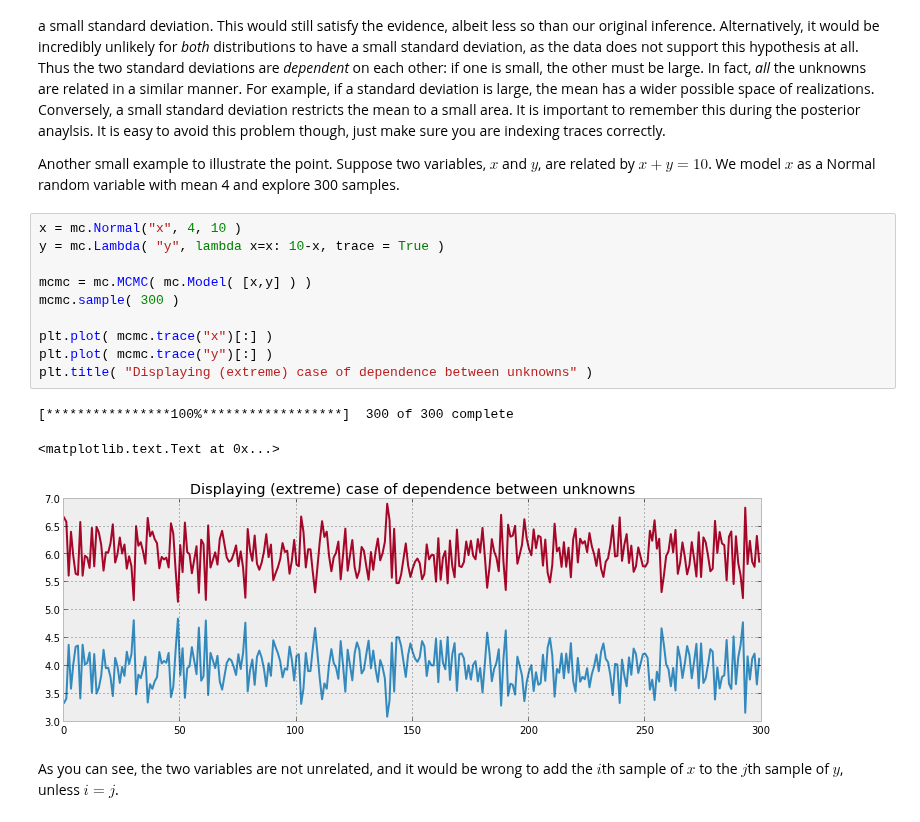
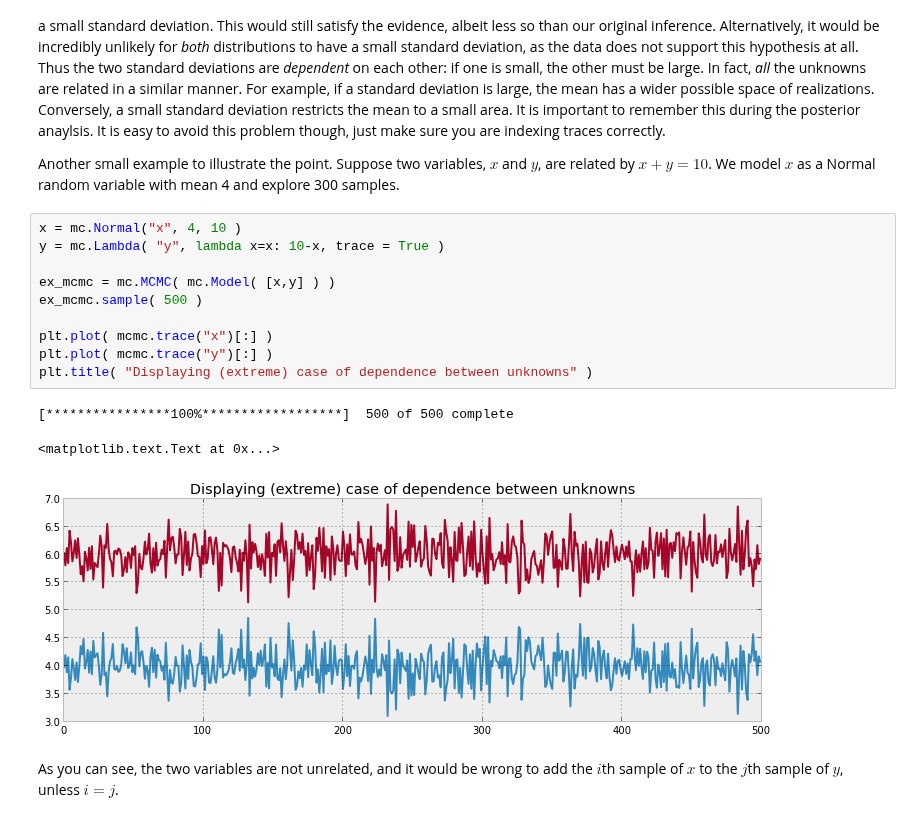
Before and after one commit to CamDavidsonPilon/Probabilistic-Programming-and-Bayesian-Methods-for-Hackers, a Jupyter notebook: Chapter3_MCMC/IntroMCMC.ipynb, the cells around one changed output. Drawn from its saved outputs; the diff is of its cells as text.

```diff
--- a/Chapter3_MCMC/IntroMCMC.ipynb
+++ b/Chapter3_MCMC/IntroMCMC.ipynb
@@ -410,17 +413,17 @@ Another small example to illustrate the point. Suppose two variables, $x$ and $y
 # %%
 x = mc.Normal("x", 4, 10 )
 y = mc.Lambda( "y", lambda x=x: 10-x, trace = True )
 
-mcmc = mc.MCMC( mc.Model( [x,y] ) )
-mcmc.sample( 300 )
+ex_mcmc = mc.MCMC( mc.Model( [x,y] ) )
+ex_mcmc.sample( 500 )
 
 plt.plot( mcmc.trace("x")[:] )
 plt.plot( mcmc.trace("y")[:] )
 plt.title( "Displaying (extreme) case of dependence between unknowns" )
 # %% [output]
-[****************100%******************]  300 of 300 complete
+[****************100%******************]  500 of 500 complete
 <matplotlib.text.Text at 0x...>
-[figure, old version]
+[figure, new version]
 # %% [markdown]
 As you can see, the two variables are not unrelated, and it would be wrong to add the $i$th sample of $x$ to the $j$th sample of $y$, unless $i = j$.
 # %% [markdown]
```
Also changed, not shown: parts of 19 cells of this notebook.
